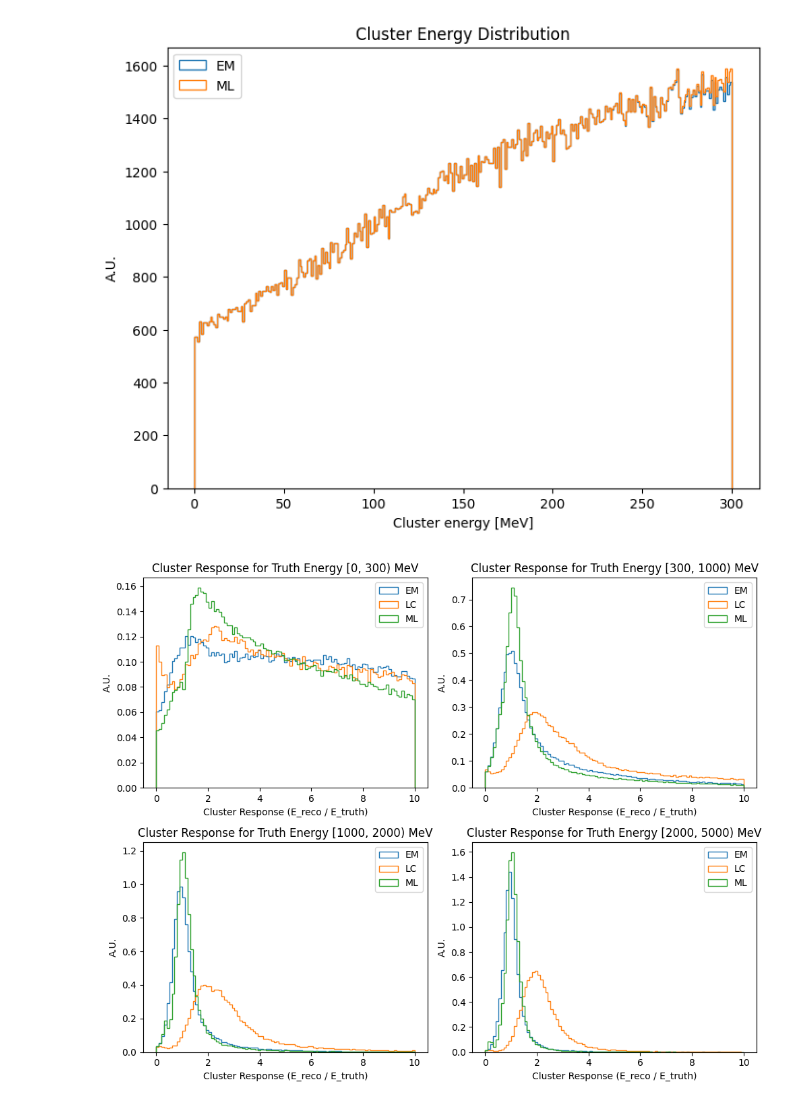
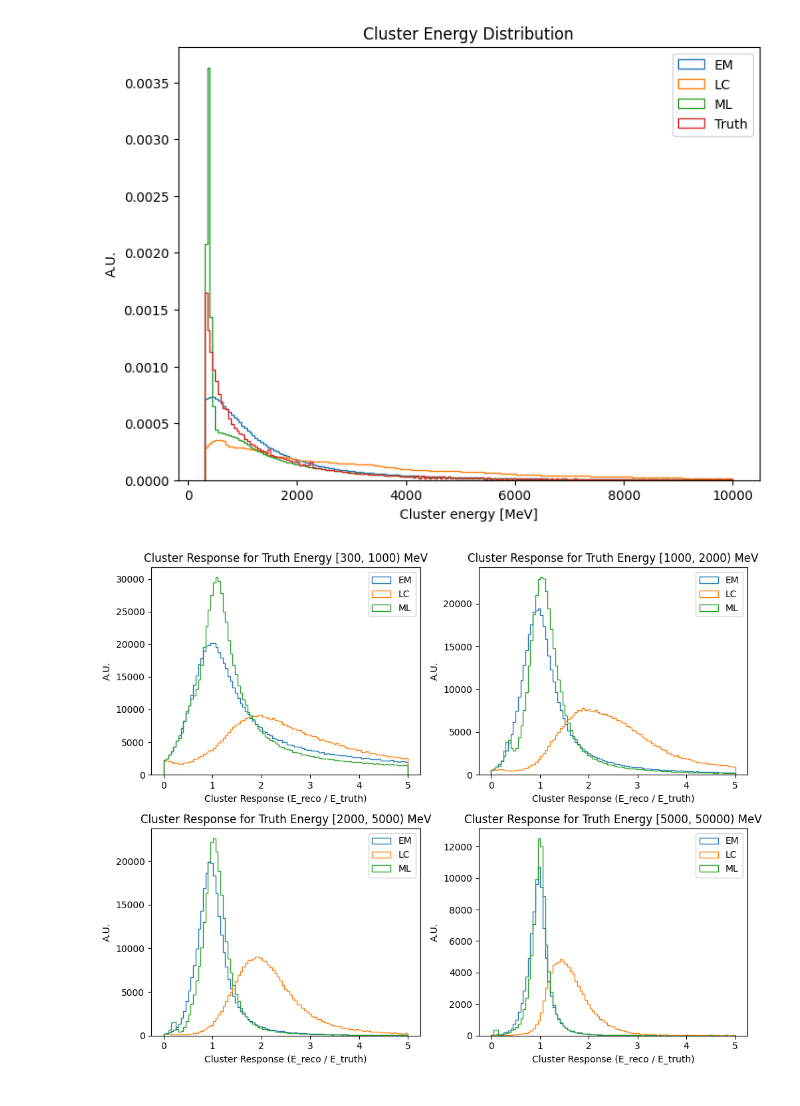
Before and after one commit to bmondaliitb/quicktree2histo, a Jupyter notebook: plot-recoil/cluster_energy_resolution.ipynb, the cells around one changed output. Drawn from its saved outputs; the diff is of its cells as text; code cells hidden in the pictures.

Commit message:
added more histograms

```diff
--- a/plot-recoil/cluster_energy_resolution.ipynb
+++ b/plot-recoil/cluster_energy_resolution.ipynb
@@ -1,5 +1,6 @@
 # %%
 # compute cluster energy resolution
+import os
 import glob
 import uproot
 import awkward as ak
@@ -9,10 +10,12 @@ import numpy as np
 # locate file and open tree (same as you have)
 #root_files = glob.glob("/mnt/nvme0n1p4/HEP/Work/Project-W-Z/MotorHead/quicktree2histo/plot-recoil/outTree.root", recursive=True)
 root_files = glob.glob("/mnt/nvme0n1p4/HEP/Work/Project-W-Z/MotorHead/quicktree2histo/plot-recoil/root-files/outTree_zmumu_withPU_merged.root", recursive=True)
+#root_files = glob.glob("/mnt/nvme0n1p4/HEP/Work/Project-W-Z/MotorHead/quicktree2histo/plot-recoil/root-files/outTree_zmumu_woPU_merged.root", recursive=True)
 file_path = root_files[0]
+n_events = 50000
 with uproot.open(file_path) as f:
     tree = f["treeAnaWZ"]
-    arr = tree.arrays(["fCluster_truthE","fCluster_rawE","fCluster_calE","fCluster_MLE"], library="ak")
+    arr = tree.arrays(["fCluster_truthE","fCluster_rawE","fCluster_calE","fCluster_MLE"], library="ak", entry_start=0, entry_stop=n_events)
 
 # sanity check: per-event cluster counts must match
 n_truth = ak.num(arr["fCluster_truthE"])
@@ -98,50 +101,50 @@ plt.show()
 # %%
 # plot histogram of cluster energy at different scales
-# don't fill the histograms to see all of them
-# choose better colors and log y axis if needed
-# x range to 50000 MeV
-# normalize the histograms till 100000 MeV
 
-
+min_energy = 300
+max_energy = 10000
+n_bins = 200
 
 
 plt.figure(figsize=(8,6))
-plt.hist(df["fCluster_rawE"], bins=200, range=(0,10000), histtype='step', label='EM')#, density=True)
-plt.hist(df["fCluster_calE"], bins=200, range=(0,10000), histtype='step', label='LC')#, density=True)
-plt.hist(df["fCluster_MLE"], bins=200, range=(0,10000), histtype='step', label='ML')#, density=True)
-plt.hist(df["fCluster_truthE"], bins=200, range=(0,10000), histtype='step', label='Truth')#, density=True)
+plt.hist(df["fCluster_rawE"], bins=n_bins, range=(min_energy,max_energy), histtype='step', label='EM', density=True)
+plt.hist(df["fCluster_calE"], bins=n_bins, range=(min_energy,max_energy), histtype='step', label='LC', density=True)
+plt.hist(df["fCluster_MLE"], bins=n_bins, range=(min_energy,max_energy), histtype='step', label='ML', density=True)
+plt.hist(df["fCluster_truthE"], bins=n_bins, range=(min_energy,max_energy), histtype='step', label='Truth', density=True)
 #plt.yscale('log')
 plt.xlabel('Cluster energy [MeV]')
 plt.ylabel('A.U.')
 plt.title('Cluster Energy Distribution')
 plt.legend()
+#plt.yscale('log')
+#plt.xscale('log')
 #plt.grid(True, which="both", ls="--", axis='x')
 plt.savefig("cluster_energy_distribution.png")
 plt.show()
 # %% [output]
-[figure, old version]
+[figure, new version]
 # %%
 ## plot cluster response (E_reco / E_truth) histograms at different energy slices
 # use finer binning of 50 MeV
-energy_slices = [(0, 300), (300, 1000), (1000, 2000), (2000, 5000)]
+energy_slices = [(300, 1000), (1000, 2000), (2000, 5000), (5000, 50000)]
 #energy_slices = [(0, 50000)]
-bins_response = np.linspace(0, 10, 100)  # finer bins for response
+bins_response = np.linspace(0, 5, 100)  # finer bins for response
 plt.figure(figsize=(10, 8))
 for i, (low, high) in enumerate(energy_slices):
     mask = (df["fCluster_truthE"] >= low) & (df["fCluster_truthE"] < high)
     plt.subplot(2, 2, i+1)
-    plt.hist(df.loc[mask, "response_em"], bins=bins_response, histtype='step', label='EM', density=True)
-    plt.hist(df.loc[mask, "response_lc"], bins=bins_response, histtype='step', label='LC', density=True)
-    plt.hist(df.loc[mask, "response_ml"], bins=bins_response, histtype='step', label='ML', density=True)
+    plt.hist(df.loc[mask, "response_em"], bins=bins_response, histtype='step', label='EM')#, density=True)
+    plt.hist(df.loc[mask, "response_lc"], bins=bins_response, histtype='step', label='LC')#, density=True)
+    plt.hist(df.loc[mask, "response_ml"], bins=bins_response, histtype='step', label='ML')#, density=True)
     plt.xlabel('Cluster Response (E_reco / E_truth)')
     plt.ylabel('A.U.')
     plt.title(f'Cluster Response for Truth Energy [{low}, {high}) MeV')
     plt.legend()
 plt.tight_layout()
 plt.savefig("cluster_response_slices_1.png")
 plt.show()
 # %% [output]
-[figure, old version]
+[figure, new version]
 # %%
 # more plots
 # use finer binning of 50 MeV
```
Also changed, not shown: parts of 3 cells of this notebook, 3 other files.
